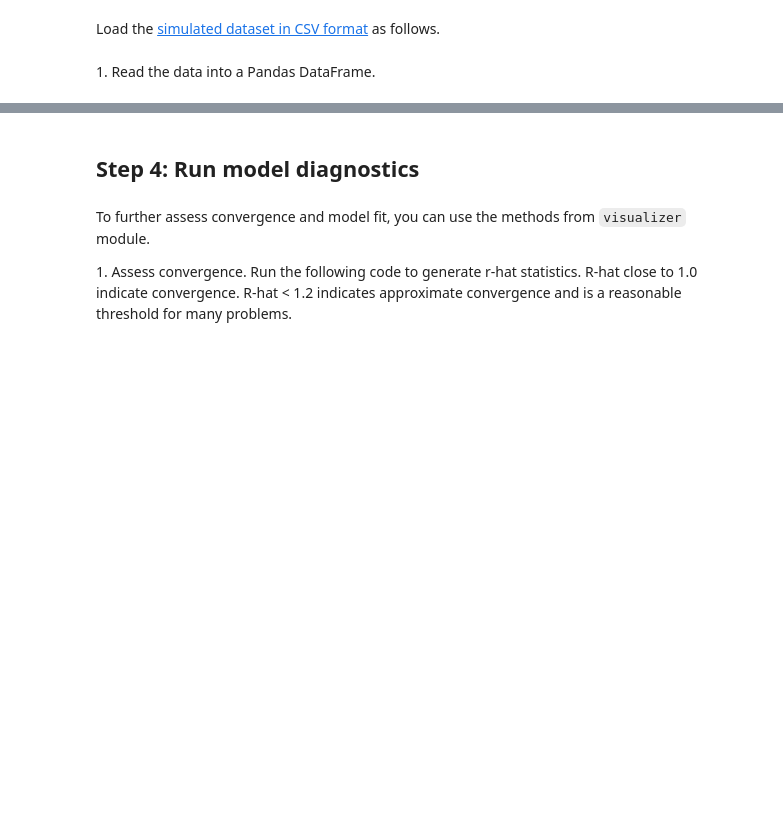
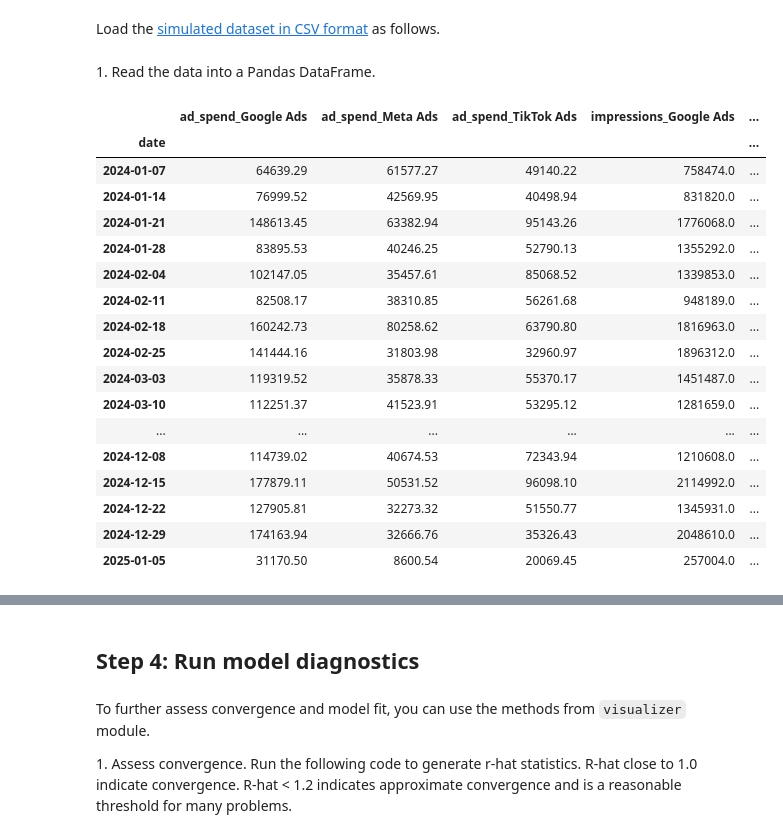
Before and after one commit to pstat197/BlueAlpha3-Synergy-Analysis, a Jupyter notebook: notebooks/MeridianModel.ipynb, the cells around one changed output, grey strips where cells are left out. Cells and saved outputs as stored; diff of their text form; code cells hidden in the pictures; blank space fills up the shorter version.

```diff
--- a/notebooks/MeridianModel.ipynb
+++ b/notebooks/MeridianModel.ipynb
@@ -213,6 +221,6 @@ Load the [simulated dataset in CSV format](https://github.com/google/meridian/bl
 # %% [markdown]
 1\. Read the data into a Pandas DataFrame.
 # %%
-df = pd.read_csv(
+data = pd.read_csv(
   "https://raw.githubusercontent.com/pstat197/BlueAlpha3-Synergy-Analysis/refs/heads/meridian_modeling/data/global_ads_performance_dataset.csv"
 )
@@ -223,0 +227,47 @@ print(df.head())
+# %%
+# Pivot data to create channel spend and impressions as predictors
+data_pivoted = data.pivot_table(
+    index='date',
+    columns='platform',
+    values=['ad_spend', 'impressions'],
+    aggfunc='sum'
+)
+
+data_pivoted.index = pd.to_datetime(data_pivoted.index)
+
+# Conversions (target)
+conversion_total = data.groupby('date')['conversions'].sum()
+conversion_total.index = pd.to_datetime(conversion_total.index)
+
+# Make data weekly
+media_weekly = data_pivoted.resample('W').sum()
+conversion_weekly = conversion_total.resample('W').sum()
+
+# Flatten grouped columns
+media_weekly.columns = [
+    f"{metric}_{platform}" for metric, platform in media_weekly.columns
+]
+
+# Combine dataset to include conversions
+df = media_weekly.join(conversion_weekly).fillna(0)
+
+df
+# %% [output]
+|  | ad_spend_Google Ads | ad_spend_Meta Ads | ad_spend_TikTok Ads | impressions_Google Ads | ... |
+| date |  |  |  |  | ... |
+| 2024-01-07 | 64639.29 | 61577.27 | 49140.22 | 758474.0 | ... |
+| 2024-01-14 | 76999.52 | 42569.95 | 40498.94 | 831820.0 | ... |
+| 2024-01-21 | 148613.45 | 63382.94 | 95143.26 | 1776068.0 | ... |
+| 2024-01-28 | 83895.53 | 40246.25 | 52790.13 | 1355292.0 | ... |
+| 2024-02-04 | 102147.05 | 35457.61 | 85068.52 | 1339853.0 | ... |
+| 2024-02-11 | 82508.17 | 38310.85 | 56261.68 | 948189.0 | ... |
+| 2024-02-18 | 160242.73 | 80258.62 | 63790.80 | 1816963.0 | ... |
+| 2024-02-25 | 141444.16 | 31803.98 | 32960.97 | 1896312.0 | ... |
+| 2024-03-03 | 119319.52 | 35878.33 | 55370.17 | 1451487.0 | ... |
+| 2024-03-10 | 112251.37 | 41523.91 | 53295.12 | 1281659.0 | ... |
+| ... | ... | ... | ... | ... | ... |
+| 2024-12-08 | 114739.02 | 40674.53 | 72343.94 | 1210608.0 | ... |
+| 2024-12-15 | 177879.11 | 50531.52 | 96098.10 | 2114992.0 | ... |
+| 2024-12-22 | 127905.81 | 32273.32 | 51550.77 | 1345931.0 | ... |
+| 2024-12-29 | 174163.94 | 32666.76 | 35326.43 | 2048610.0 | ... |
+| 2025-01-05 | 31170.50 | 8600.54 | 20069.45 | 257004.0 | ... |
```
Also changed, not shown: parts of 11 cells of this notebook.
